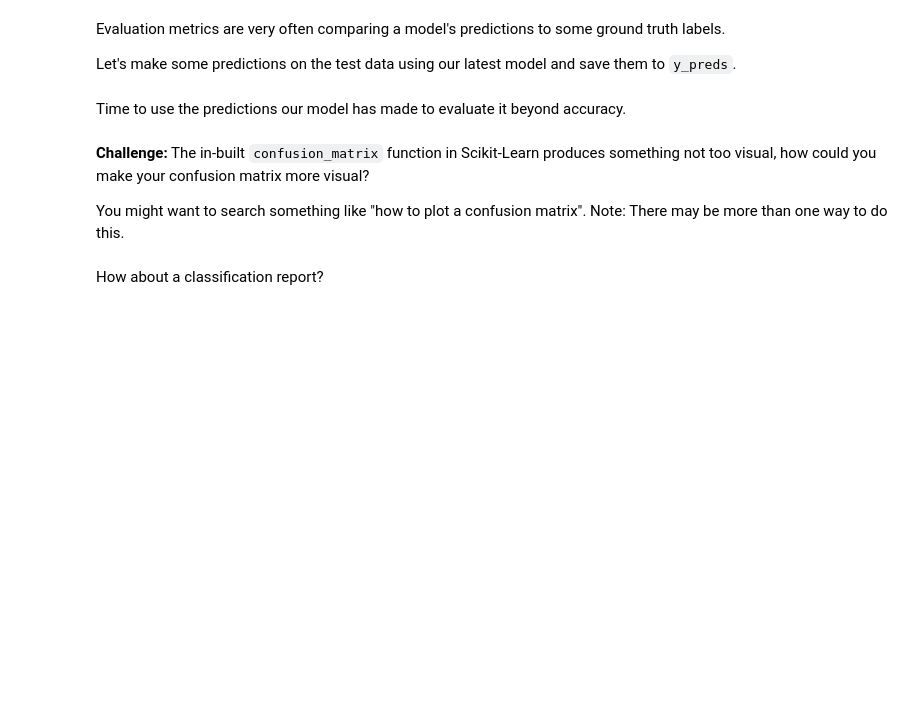
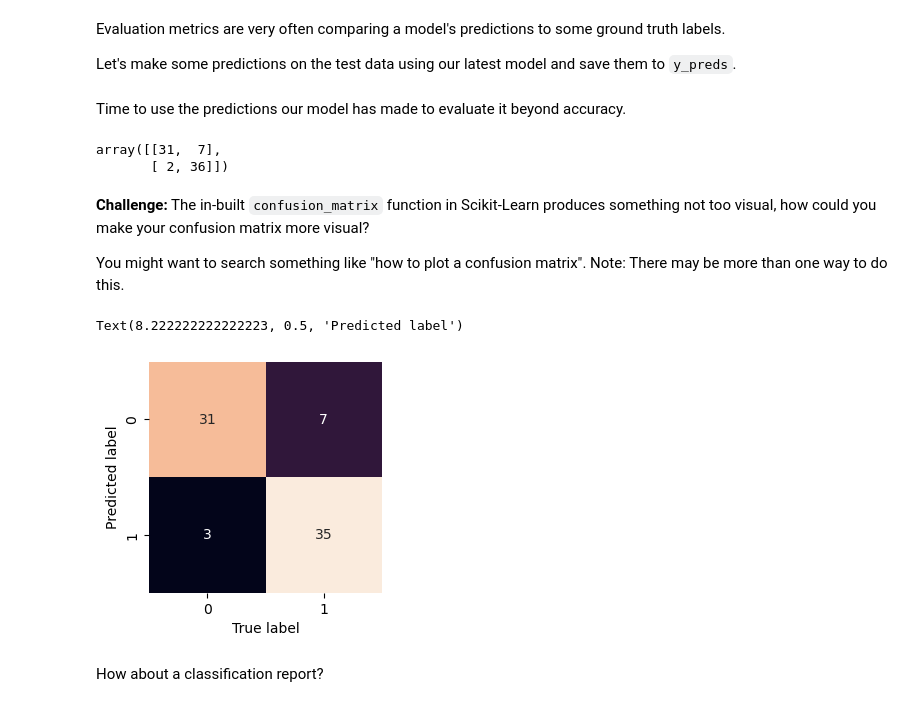
Before and after one commit to ubeydgur/zero-to-mastery-ml, a Jupyter notebook: tutorial/scikit-learn/scikit-learn-exercises.ipynb, the cells around one changed output. Saved outputs shown, nothing was run; the diff lists cells and outputs as text; code cells hidden in the pictures; blank space fills up the shorter version.

Commit message:
add confusion matrix and cross validation

```diff
--- a/tutorial/scikit-learn/scikit-learn-exercises.ipynb
+++ b/tutorial/scikit-learn/scikit-learn-exercises.ipynb
@@ -371,7 +390,10 @@ Let's make some predictions on the test data using our latest model and save the
 Time to use the predictions our model has made to evaluate it beyond accuracy.
 # %%
 # Create a confusion matrix using the confusion_matrix function
-###
+confusion_matrix(y_test, pred)
+# %% [output]
+array([[31,  7],
+       [ 2, 36]])
 # %% [markdown]
 **Challenge:** The in-built `confusion_matrix` function in Scikit-Learn produces something not too visual, how could you make your confusion matrix more visual?
 
@@ -382,3 +401,15 @@ You might want to search something like "how to plot a confusion matrix". Note:
+# %%
+# Create a more visual confusion matrix
+import seaborn as sbn
+
+fig, ax = plt.subplots(figsize=(3,3))
+ax = sbn.heatmap(confusion_matrix(y_test, y_preds), annot=True, cbar=False)
+
+plt.xlabel("True label")
+plt.ylabel("Predicted label")
+# %% [output]
+Text(8.222222222222223, 0.5, 'Predicted label')
+[figure, added]
 # %% [markdown]
 How about a classification report?
 # %%
```
Also changed, not shown: parts of 37 cells of this notebook.
